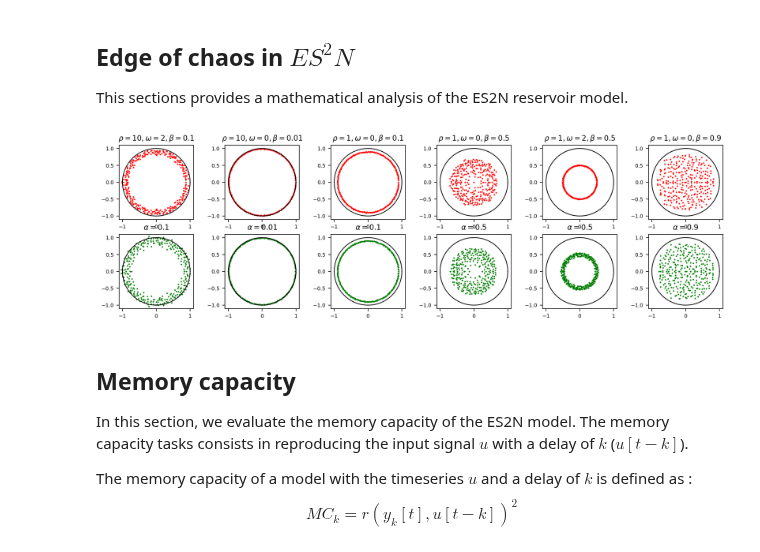
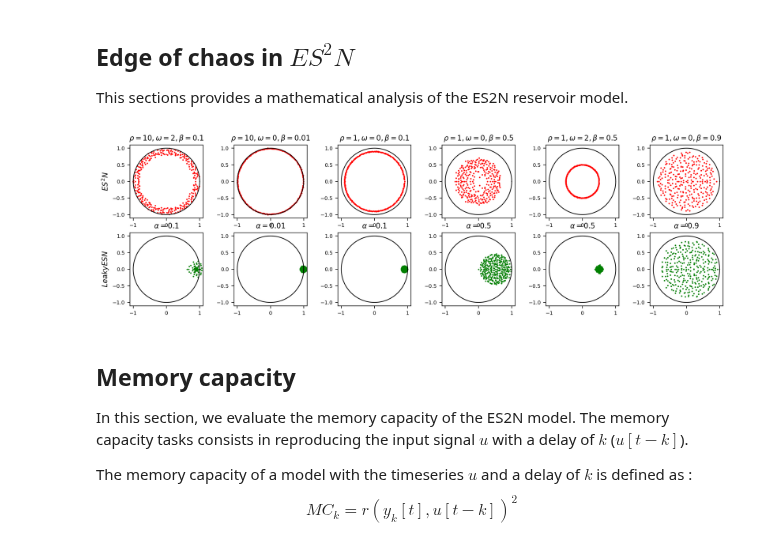
Before and after one commit to reservoirpy/reservoirpy, a Jupyter notebook: examples/Edge of Stability Echo State Network/Edge_of_stability_Ceni_Gallicchio_2023.ipynb, the cells around one changed output. Saved outputs shown, nothing was run; the diff lists cells and outputs as text; code cells hidden in the pictures.

Commit message:
Doc: ES2N, fix spectral plot

```diff
--- a/examples/Edge of Stability Echo State Network/Edge_of_stability_Ceni_Gallicchio_2023.ipynb
+++ b/examples/Edge of Stability Echo State Network/Edge_of_stability_Ceni_Gallicchio_2023.ipynb
@@ -101,7 +101,7 @@ def initialize(
             sparsity_type = "dense",
             seed = seed,
         )
-    node.set_param("W", W)
+        node.set_param("W", W)
 
     # Win
     if node.params["Win"] is None:
@@ -113,7 +113,7 @@ def initialize(
             sparsity_type = "dense",
             seed = seed,
         )
-    node.set_param("Win", Win)
+        node.set_param("Win", Win)
 
     # O
     if node.params["O"] is None:
@@ -121,7 +121,7 @@ def initialize(
             node.units,
             seed=seed,
         )
-    node.set_param("O", O)
+        node.set_param("O", O)
 
 
 class ES2N(Node):
@@ -146,9 +146,9 @@ class ES2N(Node):
                 input_scaling = input_scaling,
             ),
             params = {
-                "W": None,
-                "Win": None,
-                "O": None,
+                "W": W,
+                "Win": Win,
+                "O": O,
                 "internal_state": None,
             },
             hypers = {
@@ -217,47 +217,51 @@ configs = [
 circle_x = np.cos(np.linspace(0, 2*np.pi, 1000))
 circle_y = np.sin(np.linspace(0, 2*np.pi, 1000))
 
-# X = 0.5 * np.random.uniform(size=(200, 1))
 X = np.ones((2*units, 1))
 x = np.ones((1, 1))
 
 plt.figure(figsize=(15, 4), dpi=200)
 
+plt.subplot(2, 6, 1, aspect="equal")
+plt.ylabel("$ES^2N$", fontsize=10)
 # Upper row (ES2N)
 for i, (rho, omega, beta) in enumerate(configs):
     es2n = ES2N(units, input_scaling=omega, proximity=beta, sr=rho)
     es2n.run(X)
     J = jacobian(es2n, x, es2n.state())
     vals, _ = np.linalg.eig(J)
 
     plt.subplot(2, 6, i+1, aspect="equal")
     plt.title(f"$\\rho = {rho}, \\omega = {omega}, \\beta = {beta}$", fontsize=10)
     plt.scatter(vals.real, vals.imag, s=1, color="red")
     plt.plot(circle_x, circle_y, color="black", linewidth=1)
     plt.xlim(-1.1, 1.1)
     plt.ylim(-1.1, 1.1)
     plt.xticks(fontsize=7)
     plt.yticks(fontsize=7)
 
+
+plt.subplot(2, 6, 7, aspect="equal")
+plt.ylabel("$Leaky ESN$", fontsize=10)
 # Lower row (LeakyESN)
 for i, (rho, omega, alpha) in enumerate(configs):
     es2n = ES2N(units, input_scaling=omega, proximity=alpha, sr=rho, O=np.eye(units))
-    es2n.run(0.5*np.random.uniform(size=(200, 1)))
-    J = jacobian(es2n, 0.5*np.ones((1, 1)), es2n.state())
+    es2n.run(X)
+    J = jacobian(es2n, x, es2n.state())
     vals, _ = np.linalg.eig(J)
 
     plt.subplot(2, 6, i+7, aspect="equal")
     plt.title(f"$\\alpha = {alpha}$", fontsize=10)
     plt.scatter(vals.real, vals.imag, s=1, color="green")
     plt.plot(circle_x, circle_y, color="black", linewidth=1)
     plt.xlim(-1.1, 1.1)
     plt.ylim(-1.1, 1.1)
     plt.xticks(fontsize=7)
     plt.yticks(fontsize=7)
 
 plt.show()
 # %% [output]
-[figure, old version]
+[figure, new version]
 # %% [markdown]
 ## Memory capacity
 
```
